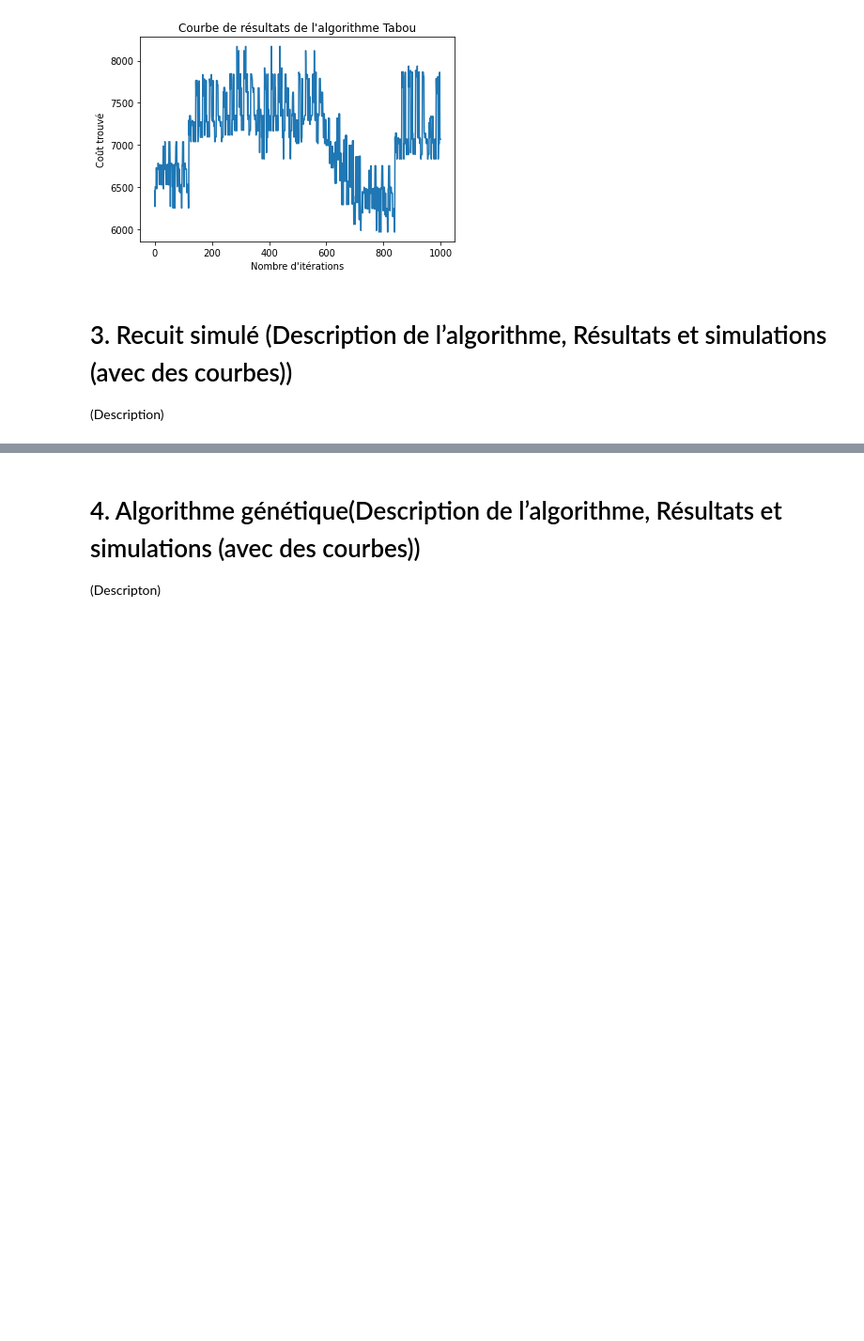
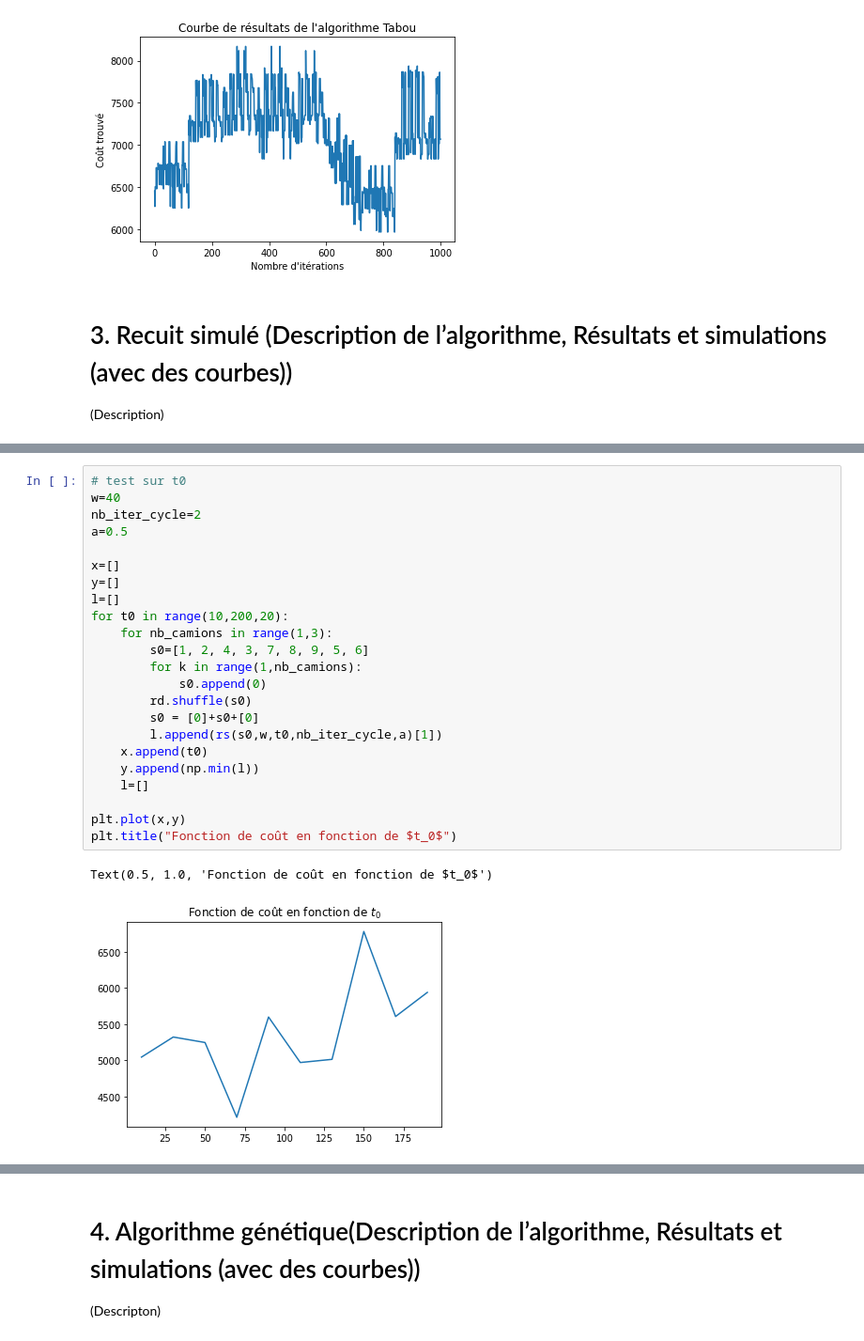
Before and after one commit to benech17/Inteligence-Collaborative, a Jupyter notebook: Rendu_1.ipynb, the cells around one changed output, grey strips where cells are left out. Shown: that part at 94% size. Cells and saved outputs as stored; diff of their text form; blank space fills up the shorter version.

```diff
--- a/Rendu_1.ipynb
+++ b/Rendu_1.ipynb
@@ -227,0 +199,26 @@ RecursionError: ignored
+# %%
+# test sur t0
+w=40
+nb_iter_cycle=2
+a=0.5
+
+x=[]
+y=[]
+l=[]
+for t0 in range(10,200,20):
+    for nb_camions in range(1,3):
+        s0=[1, 2, 4, 3, 7, 8, 9, 5, 6]
+        for k in range(1,nb_camions):
+            s0.append(0)
+        rd.shuffle(s0)
+        s0 = [0]+s0+[0]
+        l.append(rs(s0,w,t0,nb_iter_cycle,a)[1])
+    x.append(t0)
+    y.append(np.min(l))
+    l=[]
+
+plt.plot(x,y)
+plt.title("Fonction de coût en fonction de $t_0$")
+# %% [output]
+Text(0.5, 1.0, 'Fonction de coût en fonction de $t_0$')
+[figure, added]
```
Also changed, not shown: parts of 7 cells of this notebook.
